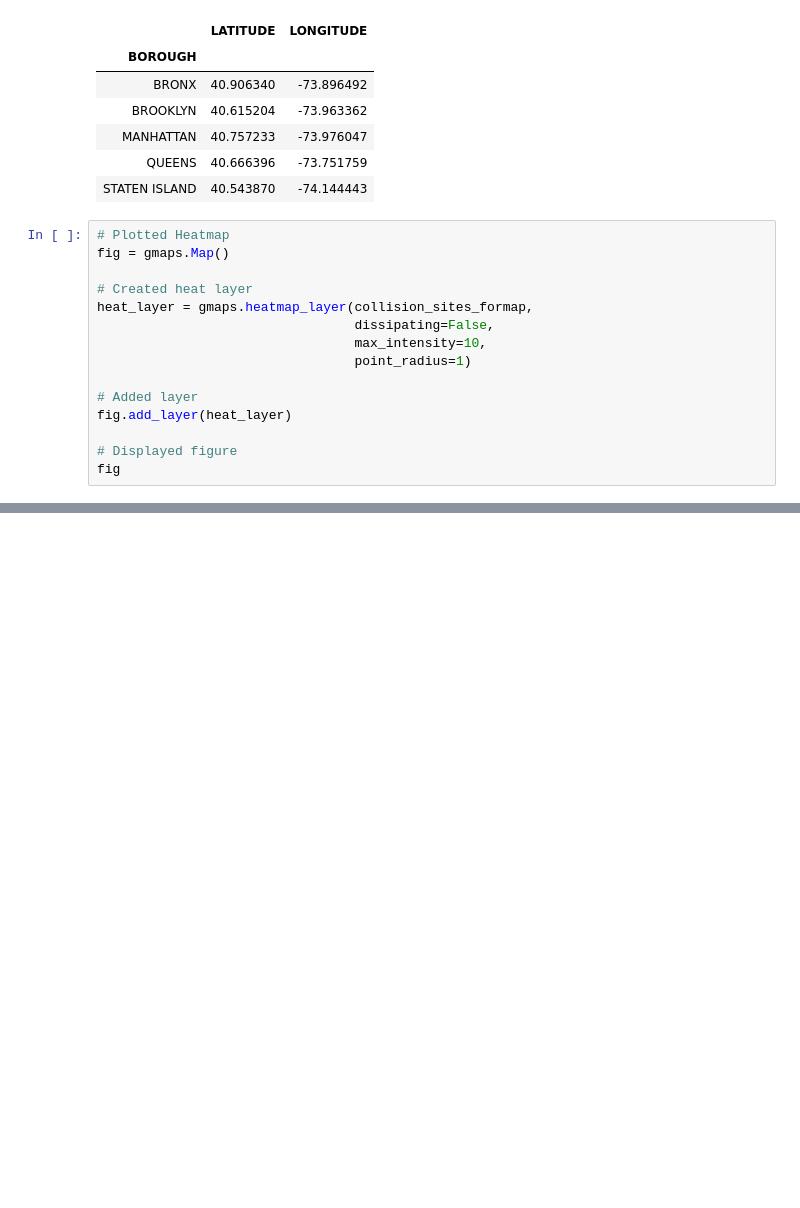
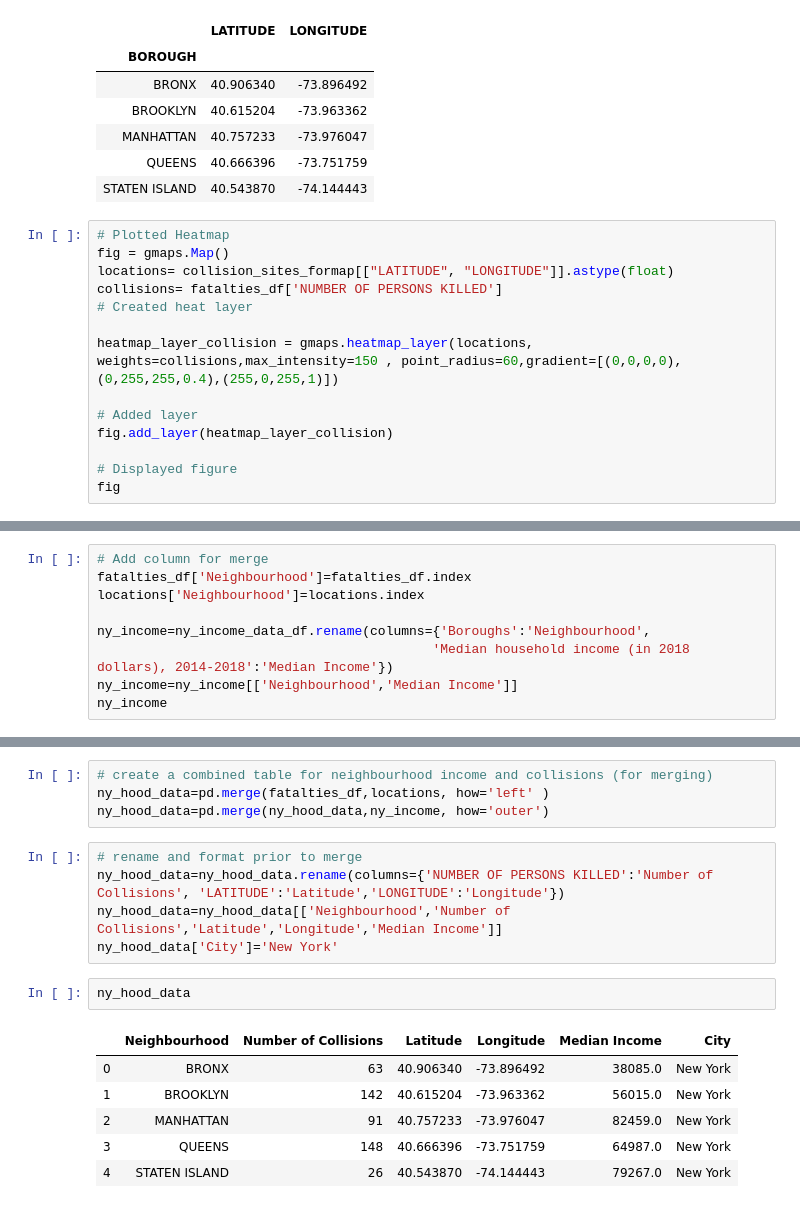
Before and after one commit to nupurgupta5292/SES-vs-Fatal-Road-Collisions, a Jupyter notebook: New York/ny-fatalties.ipynb, the cells around one changed output, grey strips where cells are left out. Drawn from its saved outputs; the diff is of its cells as text; blank space fills up the shorter version.

Commit message:
new york edit

```diff
--- a/New York/ny-fatalties.ipynb
+++ b/New York/ny-fatalties.ipynb
@@ -211,15 +221,14 @@ collision_sites_formap
 # %%
 # Plotted Heatmap
 fig = gmaps.Map()
+locations= collision_sites_formap[["LATITUDE", "LONGITUDE"]].astype(float)
+collisions= fatalties_df['NUMBER OF PERSONS KILLED']
+# Created heat layer
 
-# Created heat layer
-heat_layer = gmaps.heatmap_layer(collision_sites_formap,
-                                 dissipating=False,
-                                 max_intensity=10,
-                                 point_radius=1)
+heatmap_layer_collision = gmaps.heatmap_layer(locations, weights=collisions,max_intensity=150 , point_radius=60,gradient=[(0,0,0,0),(0,255,255,0.4),(255,0,255,1)])
 
 # Added layer
-fig.add_layer(heat_layer)
+fig.add_layer(heatmap_layer_collision)
 
 # Displayed figure
 fig
@@ -227,0 +257,9 @@ Map(configuration={'api_key': 'AIzaSyA4q5sEb_4YqjxUUPXYQG5hc_3OBryUlnQ'}, data_b
+# %%
+# Add column for merge
+fatalties_df['Neighbourhood']=fatalties_df.index
+locations['Neighbourhood']=locations.index
+
+ny_income=ny_income_data_df.rename(columns={'Boroughs':'Neighbourhood',
+                                           'Median household income (in 2018 dollars), 2014-2018':'Median Income'})
+ny_income=ny_income[['Neighbourhood','Median Income']]
+ny_income
@@ -227,0 +273,18 @@ Map(configuration={'api_key': 'AIzaSyA4q5sEb_4YqjxUUPXYQG5hc_3OBryUlnQ'}, data_b
+# %%
+# create a combined table for neighbourhood income and collisions (for merging)
+ny_hood_data=pd.merge(fatalties_df,locations, how='left' )
+ny_hood_data=pd.merge(ny_hood_data,ny_income, how='outer')
+# %%
+# rename and format prior to merge
+ny_hood_data=ny_hood_data.rename(columns={'NUMBER OF PERSONS KILLED':'Number of Collisions', 'LATITUDE':'Latitude','LONGITUDE':'Longitude'})
+ny_hood_data=ny_hood_data[['Neighbourhood','Number of Collisions','Latitude','Longitude','Median Income']]
+ny_hood_data['City']='New York'
+# %%
+ny_hood_data
+# %% [output]
+|  | Neighbourhood | Number of Collisions | Latitude | Longitude | Median Income | City |
+| 0 | BRONX | 63 | 40.906340 | -73.896492 | 38085.0 | New York |
+| 1 | BROOKLYN | 142 | 40.615204 | -73.963362 | 56015.0 | New York |
+| 2 | MANHATTAN | 91 | 40.757233 | -73.976047 | 82459.0 | New York |
+| 3 | QUEENS | 148 | 40.666396 | -73.751759 | 64987.0 | New York |
+| 4 | STATEN ISLAND | 26 | 40.543870 | -74.144443 | 79267.0 | New York |
```
Also changed, not shown: parts of 8 cells of this notebook, 23 other files.
